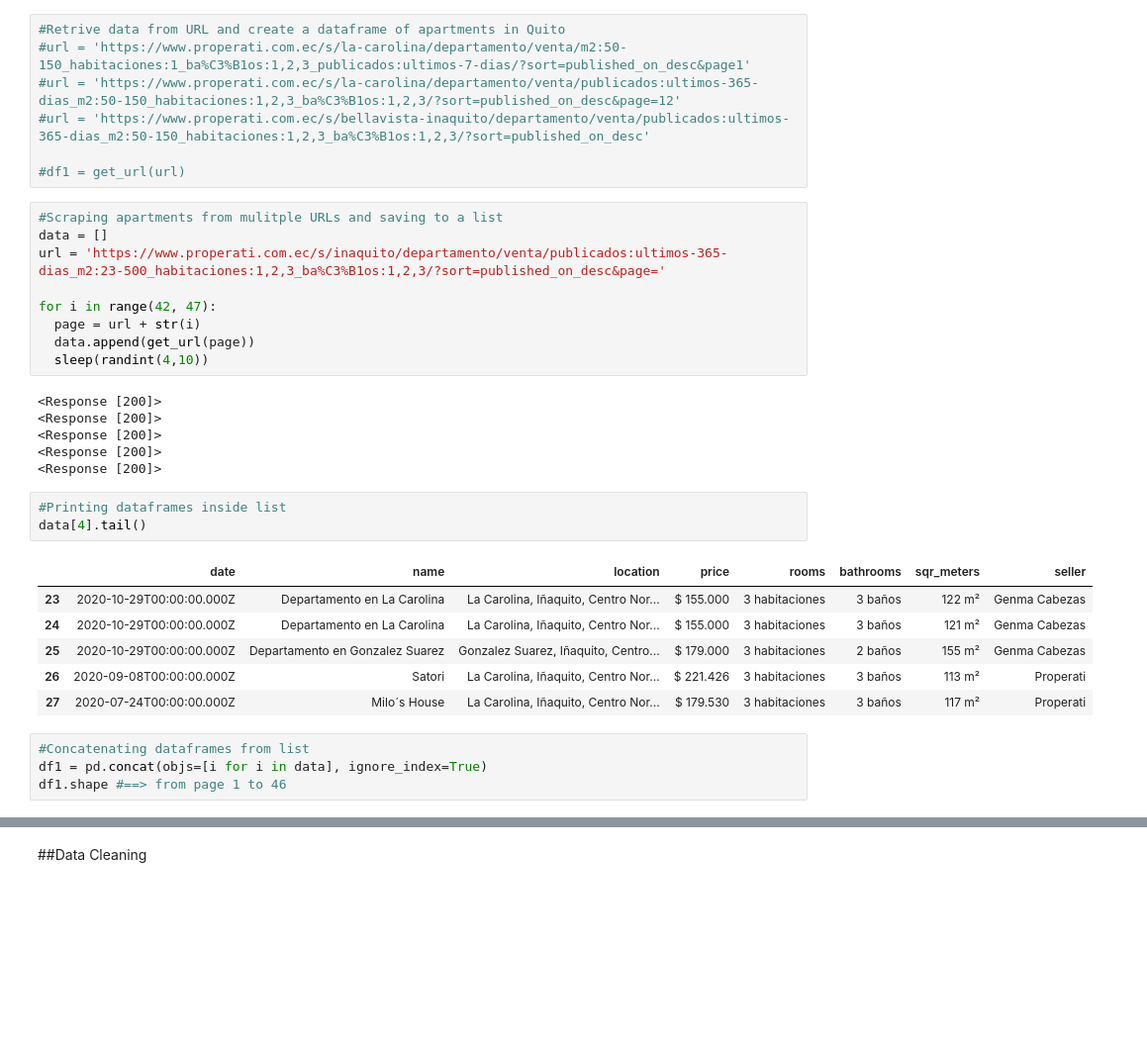
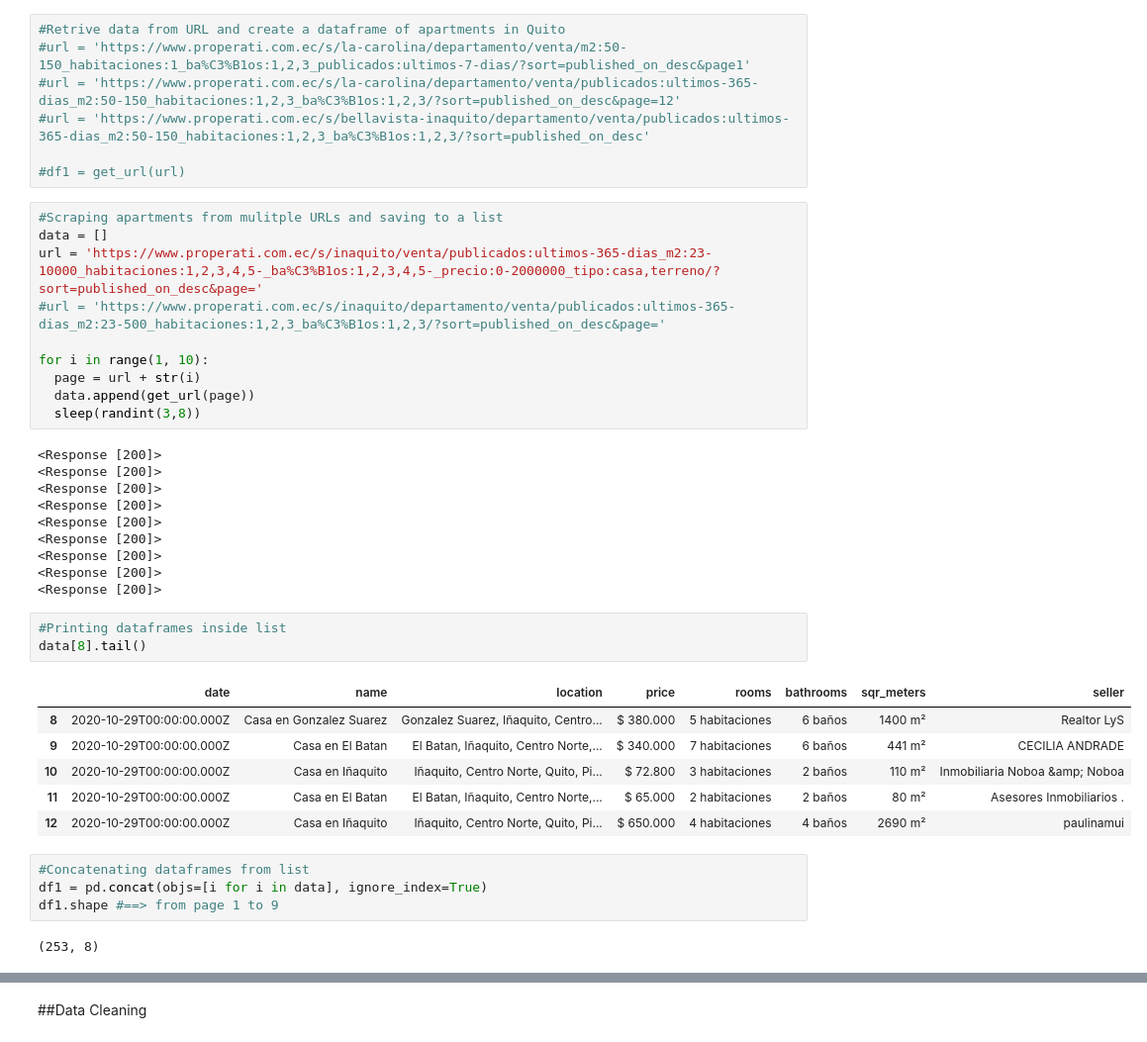
Before and after one commit to gabrielborja/python_data_analysis, a Jupyter notebook: real_state_analytics.ipynb, the cells around one changed output, grey strips where cells are left out. Shown at 99% size. Cells and saved outputs as stored; diff of their text form; blank space fills up the shorter version.

```diff
--- a/real_state_analytics.ipynb
+++ b/real_state_analytics.ipynb
@@ -63,32 +66,39 @@ def get_url(url):
 # %%
 #Scraping apartments from mulitple URLs and saving to a list
 data = []
-url = 'https://www.properati.com.ec/s/inaquito/departamento/venta/publicados:ultimos-365-dias_m2:23-500_habitaciones:1,2,3_ba%C3%B1os:1,2,3/?sort=published_on_desc&page='
+url = 'https://www.properati.com.ec/s/inaquito/venta/publicados:ultimos-365-dias_m2:23-10000_habitaciones:1,2,3,4,5-_ba%C3%B1os:1,2,3,4,5-_precio:0-2000000_tipo:casa,terreno/?sort=published_on_desc&page='
+#url = 'https://www.properati.com.ec/s/inaquito/departamento/venta/publicados:ultimos-365-dias_m2:23-500_habitaciones:1,2,3_ba%C3%B1os:1,2,3/?sort=published_on_desc&page='
 
-for i in range(42, 47):
+for i in range(1, 10):
   page = url + str(i)
   data.append(get_url(page))
-  sleep(randint(4,10))
+  sleep(randint(3,8))
 # %% [output]
 <Response [200]>
 <Response [200]>
 <Response [200]>
 <Response [200]>
 <Response [200]>
+<Response [200]>
+<Response [200]>
+<Response [200]>
+<Response [200]>
 # %%
 #Printing dataframes inside list
-data[4].tail()
+data[8].tail()
 # %% [output]
 |  | date | name | location | price | rooms | bathrooms | sqr_meters | seller |
-| 23 | 2020-10-29T00:00:00.000Z | Departamento en La Carolina | La Carolina, Iñaquito, Centro Nor... | $ 155.000 | 3 habitaciones | 3 baños | 122 m² | Genma Cabezas |
-| 24 | 2020-10-29T00:00:00.000Z | Departamento en La Carolina | La Carolina, Iñaquito, Centro Nor... | $ 155.000 | 3 habitaciones | 3 baños | 121 m² | Genma Cabezas |
-| 25 | 2020-10-29T00:00:00.000Z | Departamento en Gonzalez Suarez | Gonzalez Suarez, Iñaquito, Centro... | $ 179.000 | 3 habitaciones | 2 baños | 155 m² | Genma Cabezas |
-| 26 | 2020-09-08T00:00:00.000Z | Satori | La Carolina, Iñaquito, Centro Nor... | $ 221.426 | 3 habitaciones | 3 baños | 113 m² | Properati |
-| 27 | 2020-07-24T00:00:00.000Z | Milo´s House | La Carolina, Iñaquito, Centro Nor... | $ 179.530 | 3 habitaciones | 3 baños | 117 m² | Properati |
+| 8 | 2020-10-29T00:00:00.000Z | Casa en Gonzalez Suarez | Gonzalez Suarez, Iñaquito, Centro... | $ 380.000 | 5 habitaciones | 6 baños | 1400 m² | Realtor LyS |
+| 9 | 2020-10-29T00:00:00.000Z | Casa en El Batan | El Batan, Iñaquito, Centro Norte,... | $ 340.000 | 7 habitaciones | 6 baños | 441 m² | CECILIA ANDRADE |
+| 10 | 2020-10-29T00:00:00.000Z | Casa en Iñaquito | Iñaquito, Centro Norte, Quito, Pi... | $ 72.800 | 3 habitaciones | 2 baños | 110 m² | Inmobiliaria Noboa &amp; Noboa |
+| 11 | 2020-10-29T00:00:00.000Z | Casa en El Batan | El Batan, Iñaquito, Centro Norte,... | $ 65.000 | 2 habitaciones | 2 baños | 80 m² | Asesores Inmobiliarios . |
+| 12 | 2020-10-29T00:00:00.000Z | Casa en Iñaquito | Iñaquito, Centro Norte, Quito, Pi... | $ 650.000 | 4 habitaciones | 4 baños | 2690 m² | paulinamui |
 # %%
 #Concatenating dataframes from list
 df1 = pd.concat(objs=[i for i in data], ignore_index=True)
-df1.shape #==> from page 1 to 46
+df1.shape #==> from page 1 to 9
+# %% [output]
+(253, 8)
 # %%
 #Exporting to excel into local disk
 from google.colab import files
```
Also changed, not shown: parts of 23 cells of this notebook.
